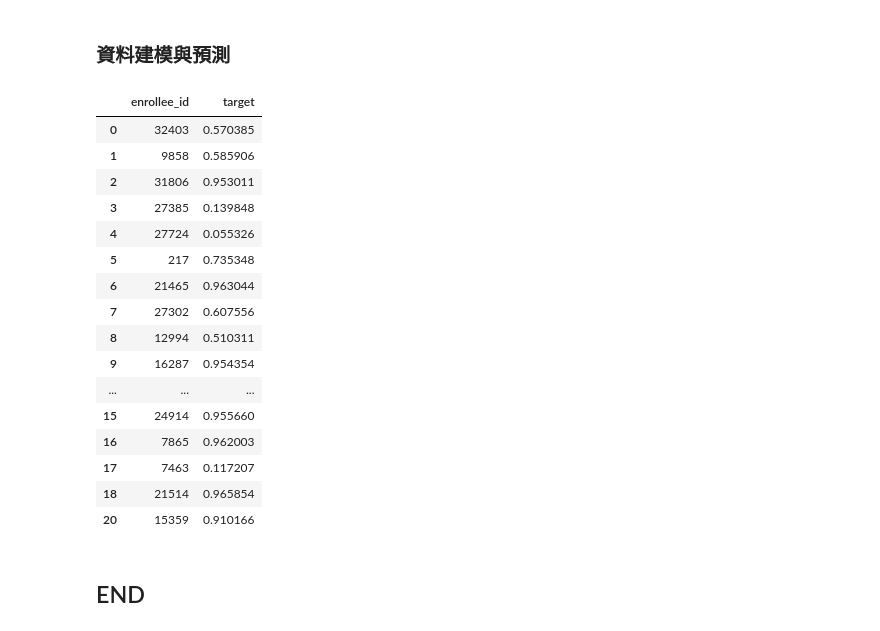
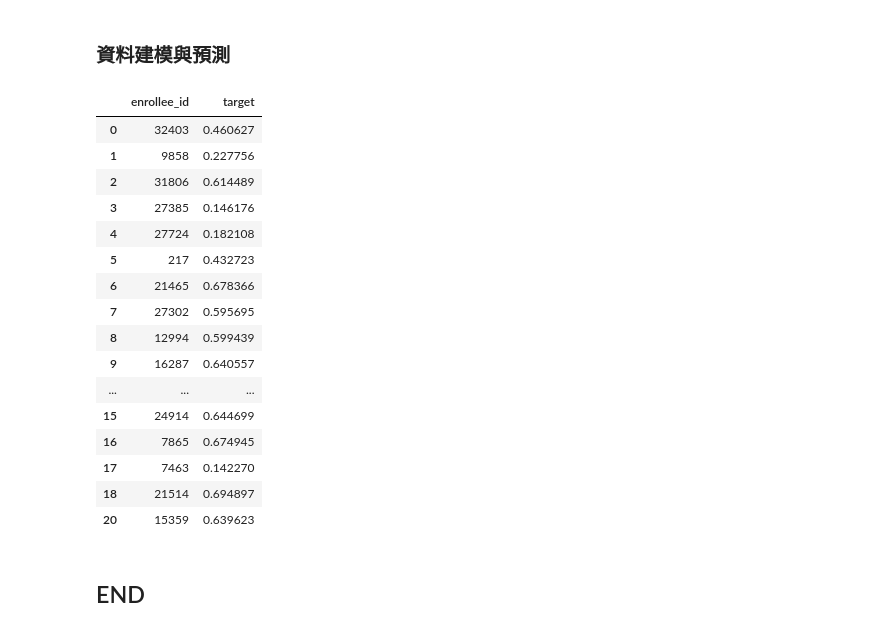
Before and after one commit to jason272727/Side-Project, a Jupyter notebook: Project3_HR.ipynb, the cells around one changed output. Cells and saved outputs as stored; diff of their text form; code cells hidden in the pictures.

```diff
--- a/Project3_HR.ipynb
+++ b/Project3_HR.ipynb
@@ -1872,33 +1875,33 @@ test_dataset
 <h3>資料建模與預測
 # %%
 x_train,x_test,y_train,y_test=train_test_split(x,y,test_size=0.3,random_state=111)
-x_res,y_res=SMOTEENN(random_state=111).fit_resample(x_train,y_train)
+x_res,y_res=SMOTE(random_state=111).fit_resample(x_train,y_train)
 clf=lgb.LGBMClassifier(boosting_type='gbdt',
-                         max_depth=12,bagging_fraction=1,min_data_in_leaf=374,
-                         bagging_freq=10,learning_rate=0.04,num_leaves=27,n_jobs=-1)
+                         max_depth=4,bagging_fraction=0.9,min_data_in_leaf=326,
+                         bagging_freq=12,learning_rate=0.03,num_leaves=706,n_jobs=-1)
 clf.fit(x_res,y_res)
 predict=clf.predict_proba(test_dataset.drop(['enrollee_id'],axis=1))[:,1] #該題目要求求出員工離職機率。
 #predict=clf.predict(test_dataset.drop(['enrollee_id'],axis=1))  #直接四捨五入，顯示離職或不會離職。
 submssion=pd.DataFrame({'enrollee_id':test_dataset['enrollee_id'],
                       'target':predict})
 submssion.head(20)
 # %% [output]
 |  | enrollee_id | target |
-| 0 | 32403 | 0.570385 |
-| 1 | 9858 | 0.585906 |
-| 2 | 31806 | 0.953011 |
-| 3 | 27385 | 0.139848 |
-| 4 | 27724 | 0.055326 |
-| 5 | 217 | 0.735348 |
-| 6 | 21465 | 0.963044 |
-| 7 | 27302 | 0.607556 |
-| 8 | 12994 | 0.510311 |
-| 9 | 16287 | 0.954354 |
+| 0 | 32403 | 0.460627 |
+| 1 | 9858 | 0.227756 |
+| 2 | 31806 | 0.614489 |
+| 3 | 27385 | 0.146176 |
+| 4 | 27724 | 0.182108 |
+| 5 | 217 | 0.432723 |
+| 6 | 21465 | 0.678366 |
+| 7 | 27302 | 0.595695 |
+| 8 | 12994 | 0.599439 |
+| 9 | 16287 | 0.640557 |
 | ... | ... | ... |
-| 15 | 24914 | 0.955660 |
-| 16 | 7865 | 0.962003 |
-| 17 | 7463 | 0.117207 |
-| 18 | 21514 | 0.965854 |
-| 20 | 15359 | 0.910166 |
+| 15 | 24914 | 0.644699 |
+| 16 | 7865 | 0.674945 |
+| 17 | 7463 | 0.142270 |
+| 18 | 21514 | 0.694897 |
+| 20 | 15359 | 0.639623 |
 # %% [markdown]
 <h2>END</h2>
```
Also changed, not shown: parts of 35 cells of this notebook.
